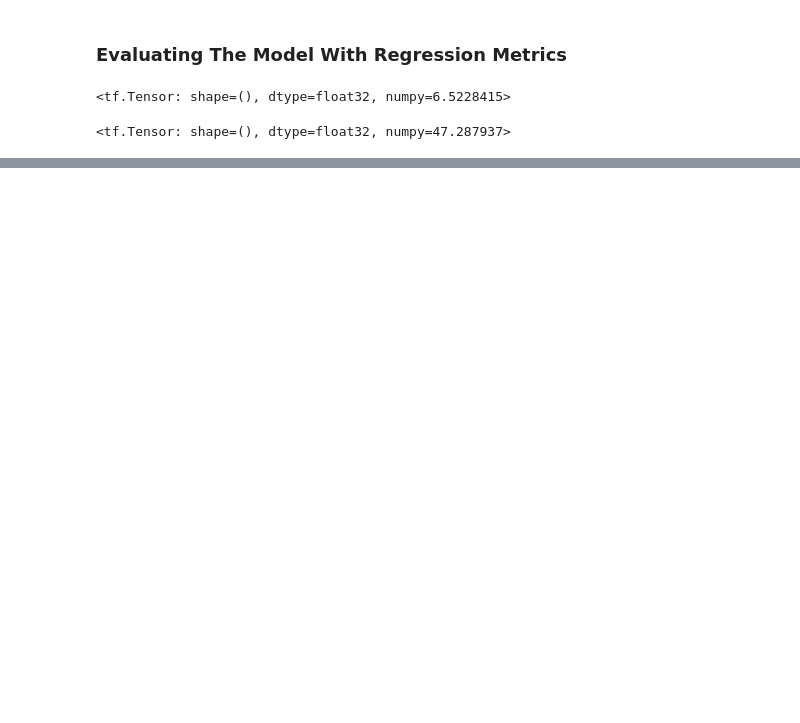
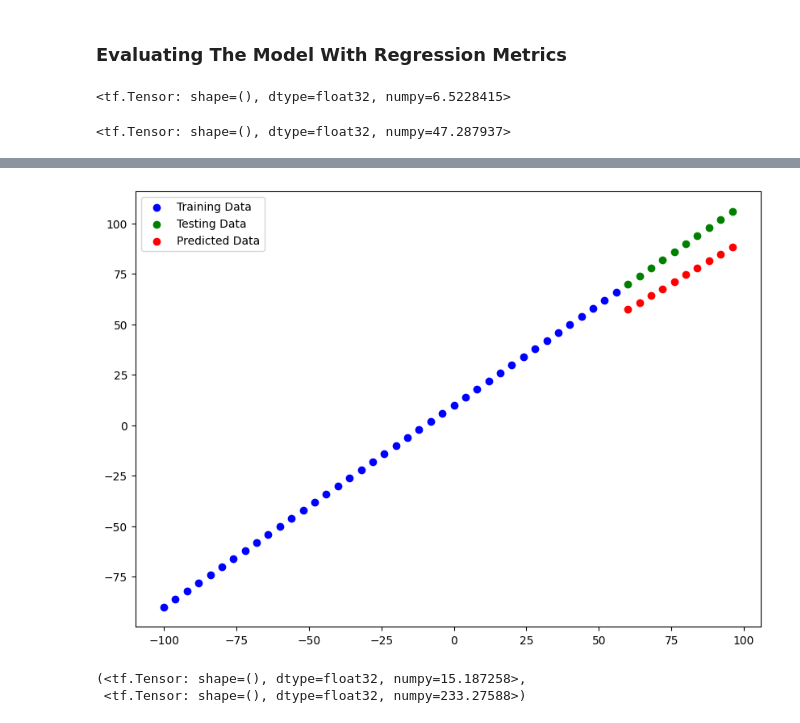
Before and after one commit to kshipra-jadav/ZTM-DeepLearning, a Jupyter notebook: Neural Network Regression/neural_network_regression_with_tf.ipynb, the cells around one changed output, grey strips where cells are left out. Drawn from its saved outputs; the diff is of its cells as text; code cells hidden in the pictures; blank space fills up the shorter version.

```diff
--- a/Neural Network Regression/neural_network_regression_with_tf.ipynb
+++ b/Neural Network Regression/neural_network_regression_with_tf.ipynb
@@ -353,0 +478,13 @@ mse
+# %%
+model_3 = tf.keras.Sequential([
+  tf.keras.layers.Dense(10),
+  tf.keras.layers.Dense(1)
+])
+
+model_3.compile(
+  optimizer=tf.keras.optimizers.SGD(),
+  loss=tf.keras.losses.mae,
+  metrics=["mse", "mae"]
+)
+
+model_3.fit(tf.expand_dims(X_train, axis=-1), y_train, epochs=500)
@@ -353,0 +510,5 @@ mse
+# %%
+y_preds_3 = model_3.predict(X_test)
+
+plot_predictions(predictions=y_preds_3)
+# %% [output]
@@ -353,0 +516,9 @@ mse
+[figure, added]
+# %%
+(
+  tf.keras.metrics.mae(y_test, tf.squeeze(y_preds_3)),
+  tf.keras.metrics.mse(y_test, tf.squeeze(y_preds_3))
+)
+# %% [output]
+(<tf.Tensor: shape=(), dtype=float32, numpy=15.187258>,
+ <tf.Tensor: shape=(), dtype=float32, numpy=233.27588>)
```
Also changed, not shown: parts of 19 cells of this notebook, 1 other file.
